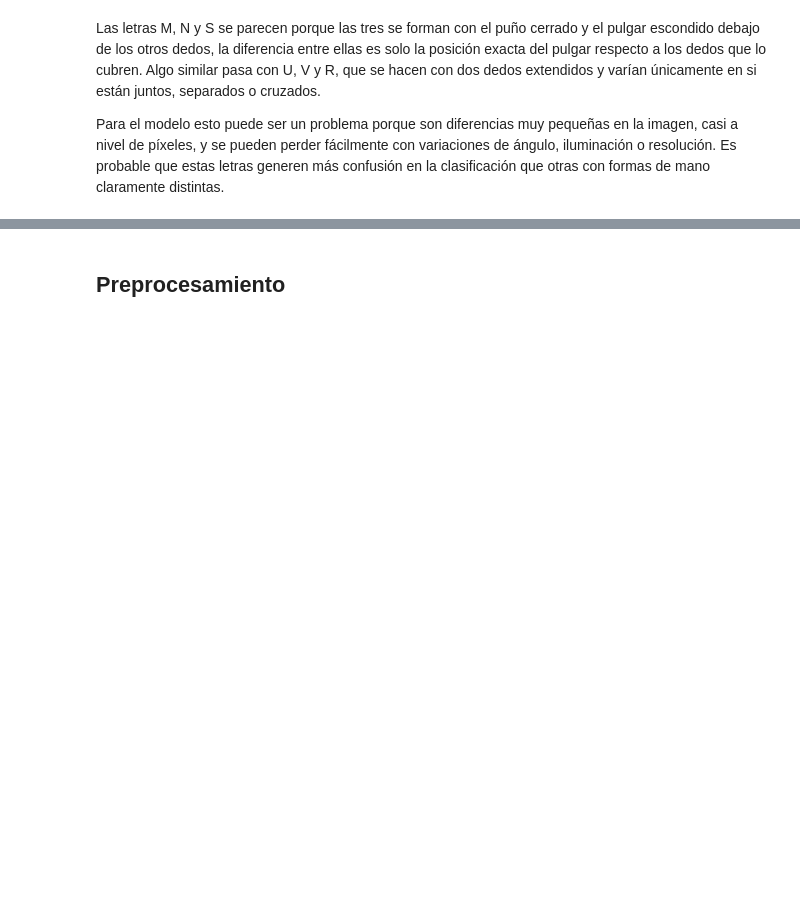
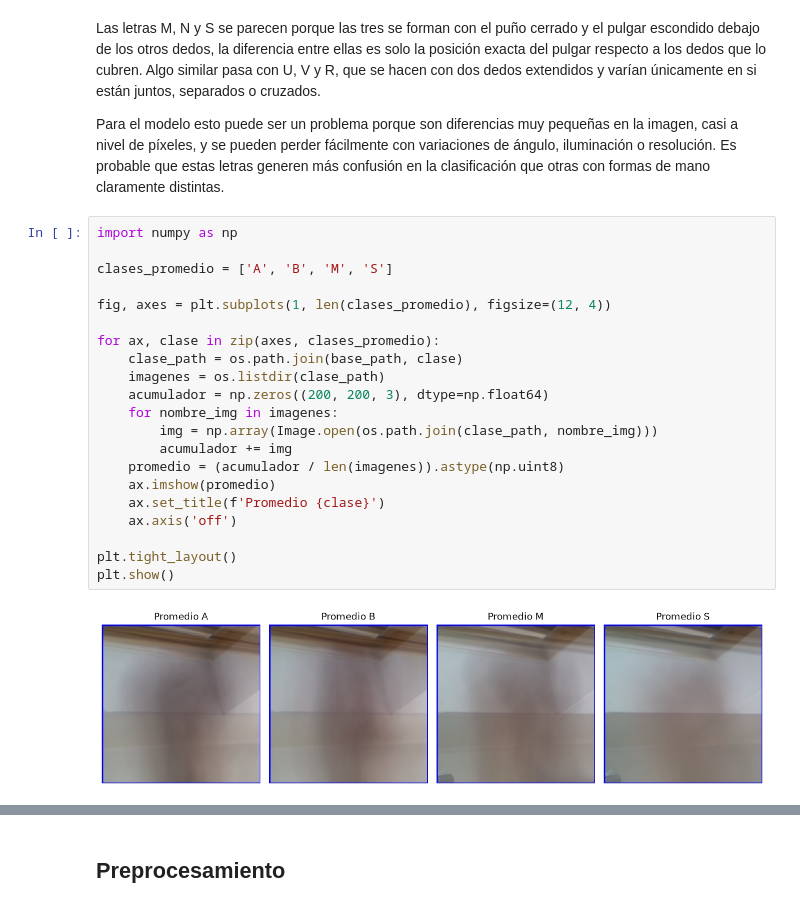
Before and after one commit to ecarcamo/CC3084-DATA-SCIENCE, a Jupyter notebook: notebooks/ASL_Clasificador.ipynb, the cells around one changed output, grey strips where cells are left out. Cells and saved outputs as stored; diff of their text form; blank space fills up the shorter version.

Commit message:
feat: EDA profundo (imagen promedio por clase y distribuciones de brillo)

```diff
--- a/notebooks/ASL_Clasificador.ipynb
+++ b/notebooks/ASL_Clasificador.ipynb
@@ -107,3 +107,26 @@ for grupo in grupos_similares:
 Las letras M, N y S se parecen porque las tres se forman con el puño cerrado y el pulgar escondido debajo de los otros dedos, la diferencia entre ellas es solo la posición exacta del pulgar respecto a los dedos que lo cubren. Algo similar pasa con U, V y R, que se hacen con dos dedos extendidos y varían únicamente en si están juntos, separados o cruzados.
 
 Para el modelo esto puede ser un problema porque son diferencias muy pequeñas en la imagen, casi a nivel de píxeles, y se pueden perder fácilmente con variaciones de ángulo, iluminación o resolución. Es probable que estas letras generen más confusión en la clasificación que otras con formas de mano claramente distintas.
+# %%
+import numpy as np
+
+clases_promedio = ['A', 'B', 'M', 'S']
+
+fig, axes = plt.subplots(1, len(clases_promedio), figsize=(12, 4))
+
+for ax, clase in zip(axes, clases_promedio):
+    clase_path = os.path.join(base_path, clase)
+    imagenes = os.listdir(clase_path)
+    acumulador = np.zeros((200, 200, 3), dtype=np.float64)
+    for nombre_img in imagenes:
+        img = np.array(Image.open(os.path.join(clase_path, nombre_img)))
+        acumulador += img
+    promedio = (acumulador / len(imagenes)).astype(np.uint8)
+    ax.imshow(promedio)
+    ax.set_title(f'Promedio {clase}')
+    ax.axis('off')
+
+plt.tight_layout()
+plt.show()
+# %% [output]
+[figure, added]
```
Also changed, not shown: parts of 7 cells of this notebook.
